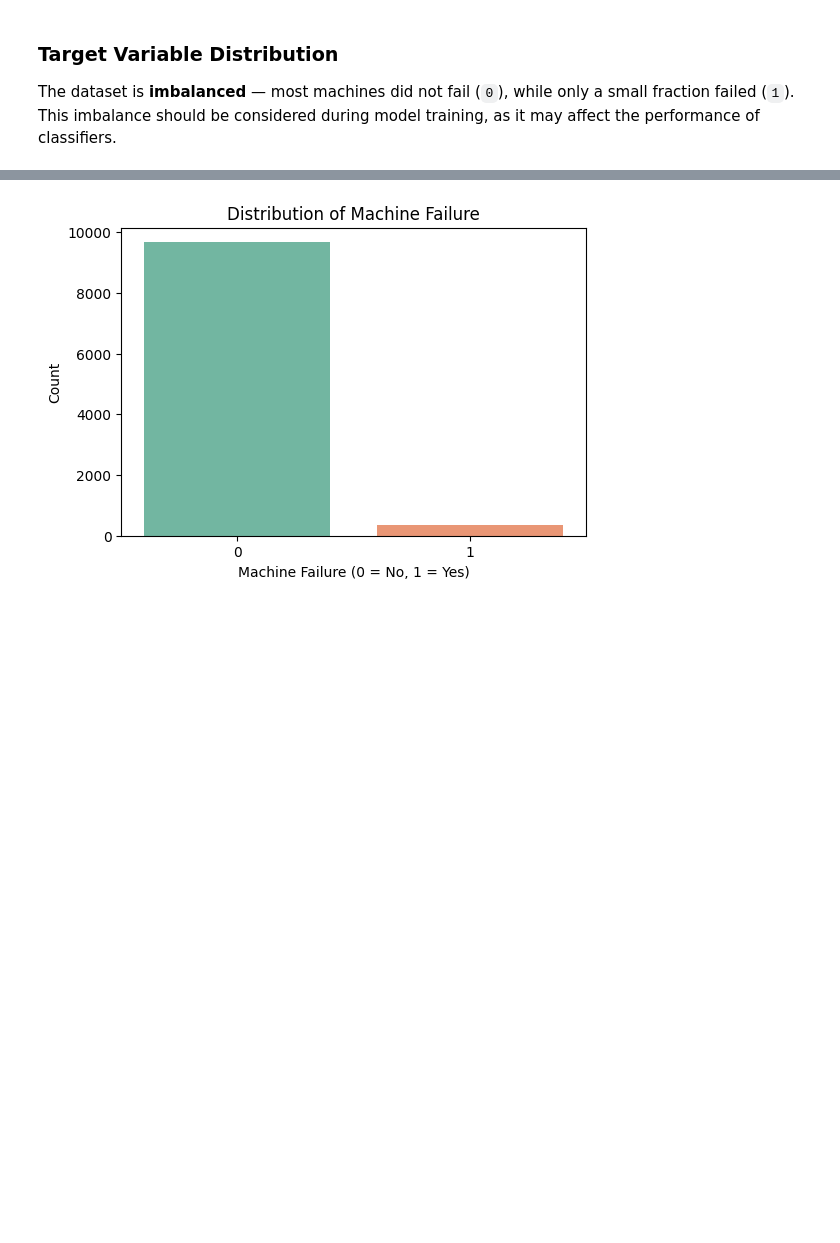
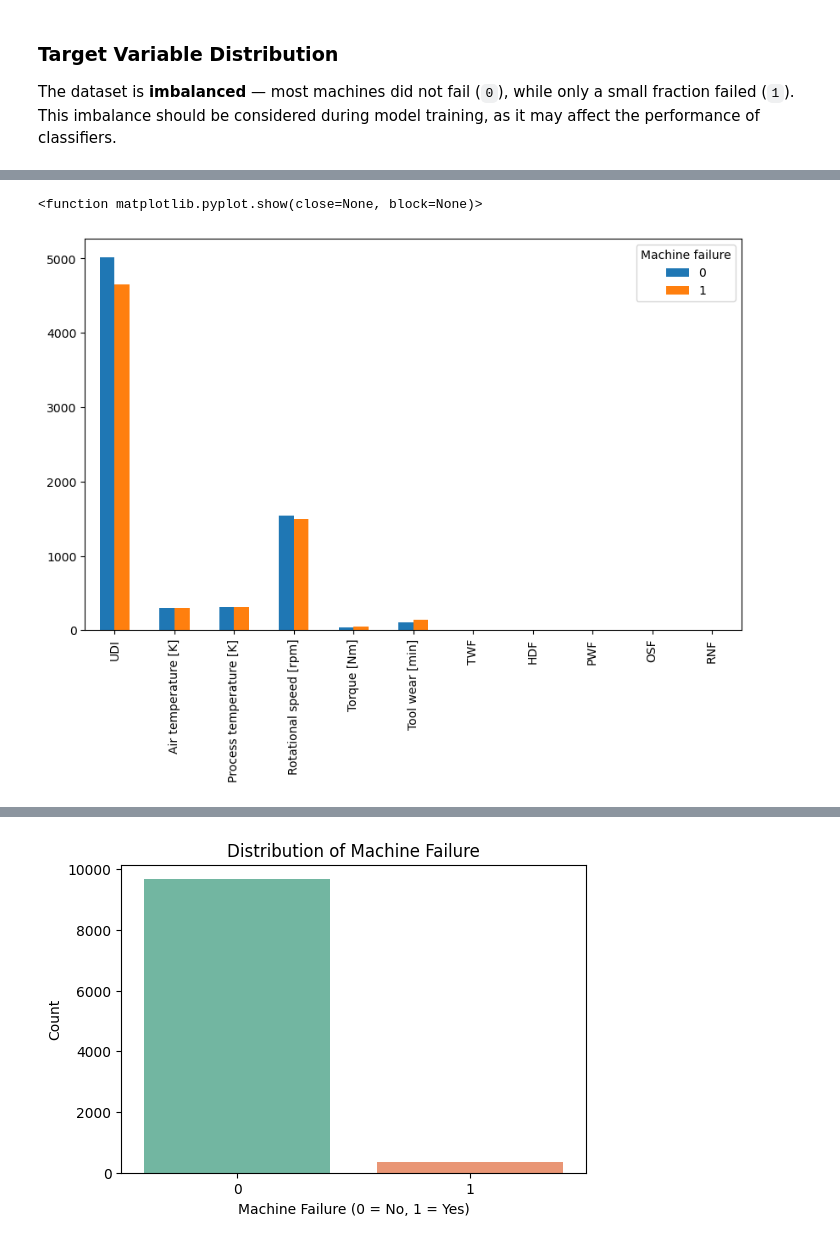
Before and after one commit to Yohannes-Kewani/industrial-analytics-projects, a Jupyter notebook: predictive-maintenance-ml/notebooks/predictive_maintenance.ipynb, the cells around one changed output, grey strips where cells are left out. Drawn from its saved outputs; the diff is of its cells as text; code cells hidden in the pictures; blank space fills up the shorter version.

Commit message:
Indpendent vairables are assessed their effect on the dependent variable-machine failure

```diff
--- a/predictive-maintenance-ml/notebooks/predictive_maintenance.ipynb
+++ b/predictive-maintenance-ml/notebooks/predictive_maintenance.ipynb
@@ -65,0 +75,3 @@ This imbalance should be considered during model training, as it may affect the
+# %%
+df_means=df.groupby('Machine failure').mean(numeric_only=True)
+df_means
@@ -65,0 +83,6 @@ This imbalance should be considered during model training, as it may affect the
+# %%
+df_means.T.plot(kind = "bar", figsize=(10,6) )
+plt.show
+# %% [output]
+<function matplotlib.pyplot.show(close=None, block=None)>
+[figure, added]
```
Also changed, not shown: parts of 5 cells of this notebook.
